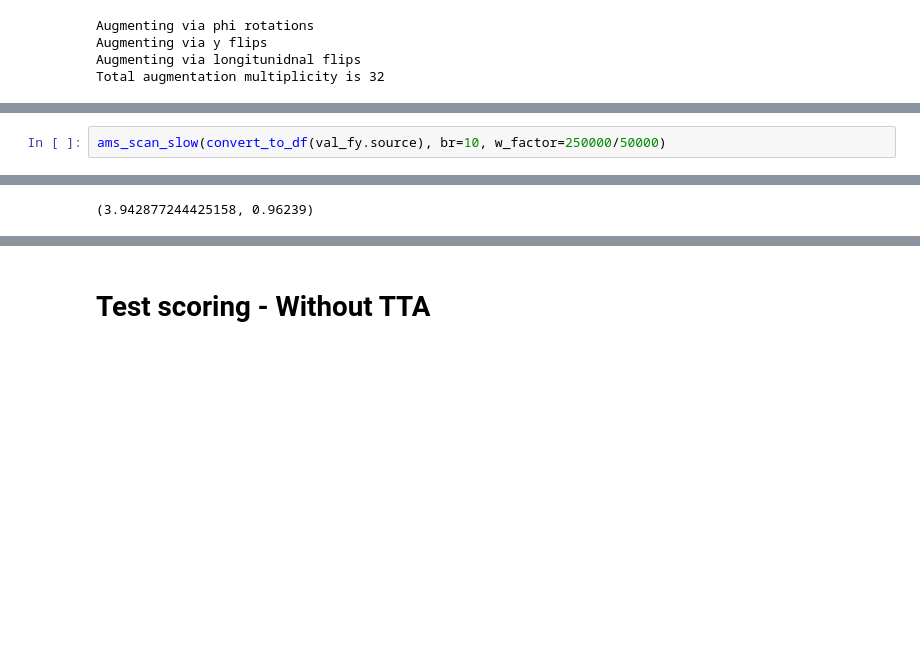
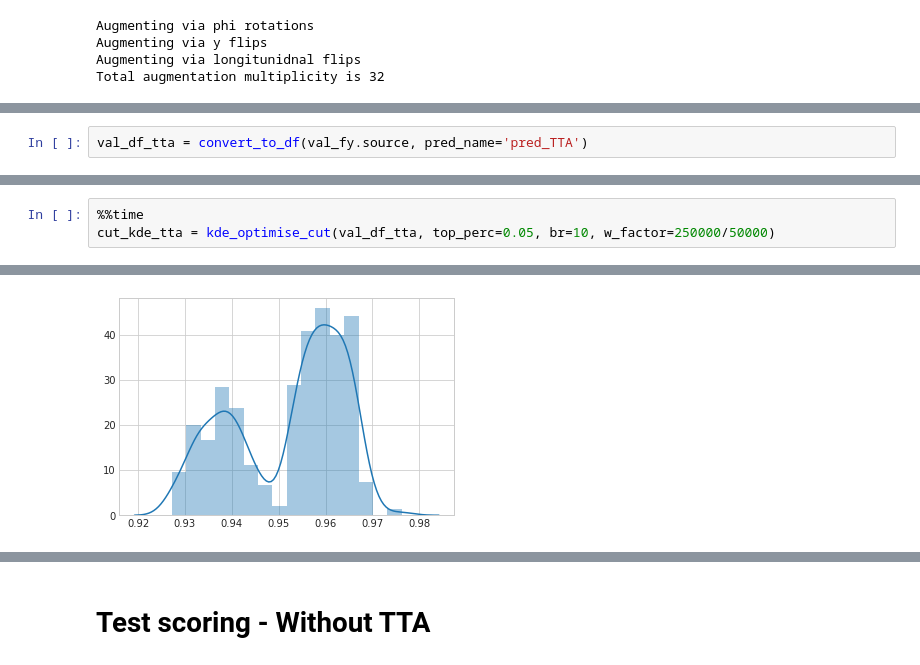
Before and after one commit to GilesStrong/HiggsML_Investigations, a Jupyter notebook: notebooks/5_Model_Data_Augmentation-Redux-I.ipynb, the cells around one changed output, grey strips where cells are left out. Saved outputs shown, nothing was run; the diff lists cells and outputs as text; blank space fills up the shorter version.

```diff
--- a/notebooks/5_Model_Data_Augmentation-Redux-I.ipynb
+++ b/notebooks/5_Model_Data_Augmentation-Redux-I.ipynb
@@ -278,0 +281,2 @@ Testing ROC AUC: unweighted 0.9040282719338125, weighted 0.9362725210967513
+# %%
+val_df_tta = convert_to_df(val_fy.source, pred_name='pred_TTA')
@@ -279,3 +290,4 @@ Testing ROC AUC: unweighted 0.9040282719338125, weighted 0.9362725210967513
 # %%
-ams_scan_slow(convert_to_df(val_fy.source), br=10, w_factor=250000/50000)
+%%time
+cut_kde_tta = kde_optimise_cut(val_df_tta, top_perc=0.05, br=10, w_factor=250000/50000)
 # %% [output]
@@ -283,3 +298,3 @@ ams_scan_slow(convert_to_df(val_fy.source), br=10, w_factor=250000/50000)
-(3.942877244425158, 0.96239)
+[figure, added]
 # %%
 %%time
```
Also changed, not shown: parts of 18 cells of this notebook.
